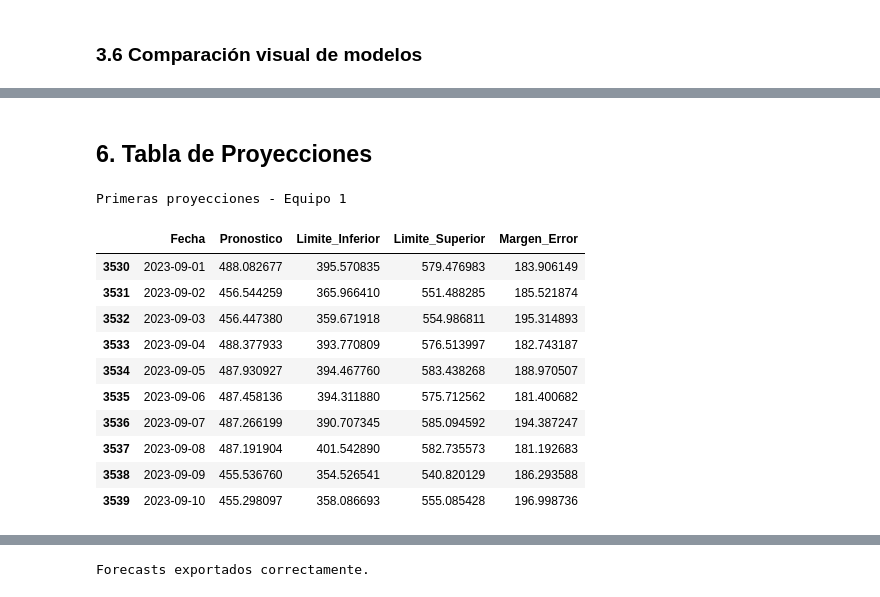
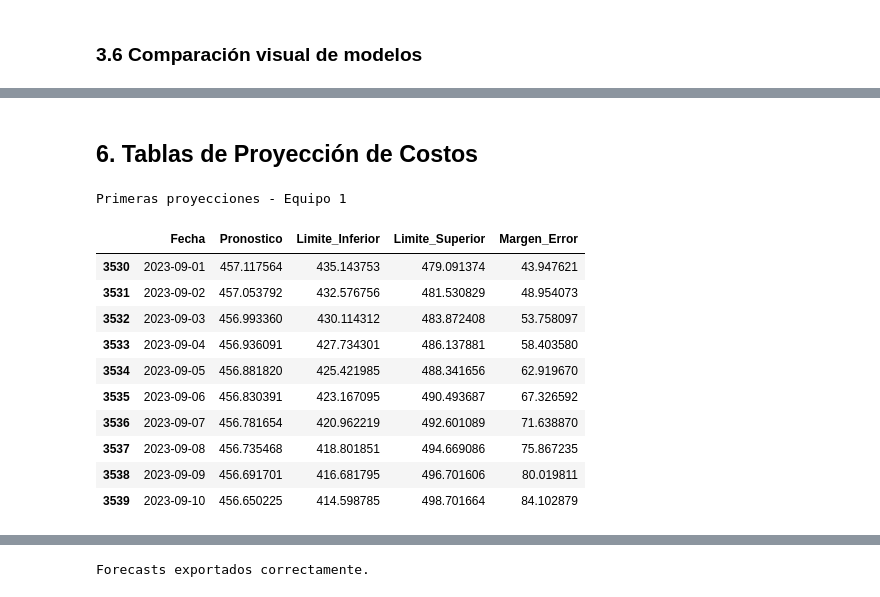
Before and after one commit to mariajose-erazo/dataknow-costos-operativos, a Jupyter notebook: notebooks/03_forecasting.ipynb, the cells around one changed output, grey strips where cells are left out. Saved outputs shown, nothing was run; the diff lists cells and outputs as text; code cells hidden in the pictures.

Commit message:
Refactor forecasting notebook and finalize ARIMA analysis

```diff
--- a/notebooks/03_forecasting.ipynb
+++ b/notebooks/03_forecasting.ipynb
@@ -21,10 +40,3 @@ Librerías y módulos cargados.
-# %%
-from pathlib import Path
-
-PROCESSED_PATH = Path("../data/processed")
-REPORTS_PATH = Path("../reports")
-
-REPORTS_PATH.mkdir(exist_ok=True)
 # %% [markdown]
 ## 1. Carga de Series Temporales
 # %%
@@ -497,0 +606,15 @@ display(mejor_modelo)
+# %%
+# =====================================================
+# FECHAS FUTURAS DEL FORECAST
+# =====================================================
+
+fechas_futuras = pd.date_range(
+    start=df["Date"].max() + pd.Timedelta(days=1),
+    periods=HORIZONTE_DIAS,
+    freq="D"
+)
+
+forecast_final_equipo1["Fecha"] = fechas_futuras
+forecast_final_equipo2["Fecha"] = fechas_futuras
+
+forecast_final_equipo1.head()
@@ -733,41 +739,49 @@ plt.show()
 # %% [markdown]
-## 6. Tabla de Proyecciones
+## 6. Tablas de Proyección de Costos
 # %%
 # =====================================================
 # TABLA DE PROYECCIONES - EQUIPO 1
 # =====================================================
+#
+# Se presentan las primeras proyecciones generadas
+# por ARIMA para los próximos 180 días junto con sus
+# intervalos de confianza al 80%.
+# =====================================================
 
-tabla_equipo1 = forecast_equipo1_tail[
-    ["ds", "yhat", "yhat_lower", "yhat_upper"]
+tabla_equipo1 = forecast_final_equipo1[
+    ["Fecha", "forecast", "lower_80", "upper_80"]
 ].copy()
 
 tabla_equipo1.columns = [
     "Fecha",
     "Pronostico",
     "Limite_Inferior",
     "Limite_Superior"
 ]
 
 tabla_equipo1["Margen_Error"] = (
     tabla_equipo1["Limite_Superior"]
     - tabla_equipo1["Limite_Inferior"]
 )
 
 print("Primeras proyecciones - Equipo 1")
-display(tabla_equipo1.head(10))
+
+display(
+    tabla_equipo1.head(10)
+)
 # %% [output]
 Primeras proyecciones - Equipo 1
 |  | Fecha | Pronostico | Limite_Inferior | Limite_Superior | Margen_Error |
-| 3530 | 2023-09-01 | 488.082677 | 395.570835 | 579.476983 | 183.906149 |
-| 3531 | 2023-09-02 | 456.544259 | 365.966410 | 551.488285 | 185.521874 |
-| 3532 | 2023-09-03 | 456.447380 | 359.671918 | 554.986811 | 195.314893 |
-| 3533 | 2023-09-04 | 488.377933 | 393.770809 | 576.513997 | 182.743187 |
-| 3534 | 2023-09-05 | 487.930927 | 394.467760 | 583.438268 | 188.970507 |
-| 3535 | 2023-09-06 | 487.458136 | 394.311880 | 575.712562 | 181.400682 |
-| 3536 | 2023-09-07 | 487.266199 | 390.707345 | 585.094592 | 194.387247 |
-| 3537 | 2023-09-08 | 487.191904 | 401.542890 | 582.735573 | 181.192683 |
-| 3538 | 2023-09-09 | 455.536760 | 354.526541 | 540.820129 | 186.293588 |
-| 3539 | 2023-09-10 | 455.298097 | 358.086693 | 555.085428 | 196.998736 |
+| 3530 | 2023-09-01 | 457.117564 | 435.143753 | 479.091374 | 43.947621 |
+| 3531 | 2023-09-02 | 457.053792 | 432.576756 | 481.530829 | 48.954073 |
+| 3532 | 2023-09-03 | 456.993360 | 430.114312 | 483.872408 | 53.758097 |
+| 3533 | 2023-09-04 | 456.936091 | 427.734301 | 486.137881 | 58.403580 |
+| 3534 | 2023-09-05 | 456.881820 | 425.421985 | 488.341656 | 62.919670 |
+| 3535 | 2023-09-06 | 456.830391 | 423.167095 | 490.493687 | 67.326592 |
+| 3536 | 2023-09-07 | 456.781654 | 420.962219 | 492.601089 | 71.638870 |
+| 3537 | 2023-09-08 | 456.735468 | 418.801851 | 494.669086 | 75.867235 |
+| 3538 | 2023-09-09 | 456.691701 | 416.681795 | 496.701606 | 80.019811 |
+| 3539 | 2023-09-10 | 456.650225 | 414.598785 | 498.701664 | 84.102879 |
 # %%
 # =====================================================
 # TABLA DE PROYECCIONES - EQUIPO 2
```
Also changed, not shown: parts of 45 cells of this notebook, 2 other files.
